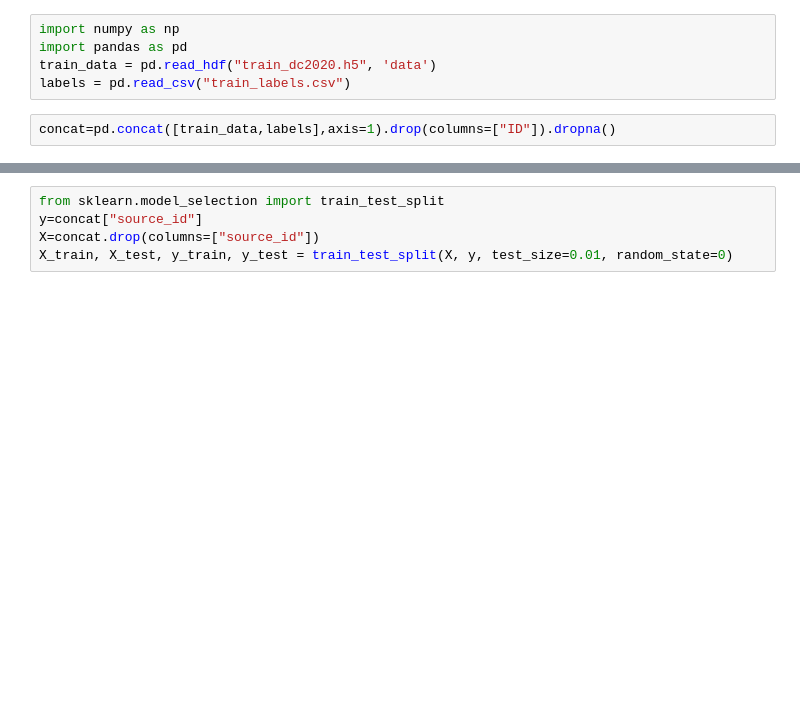
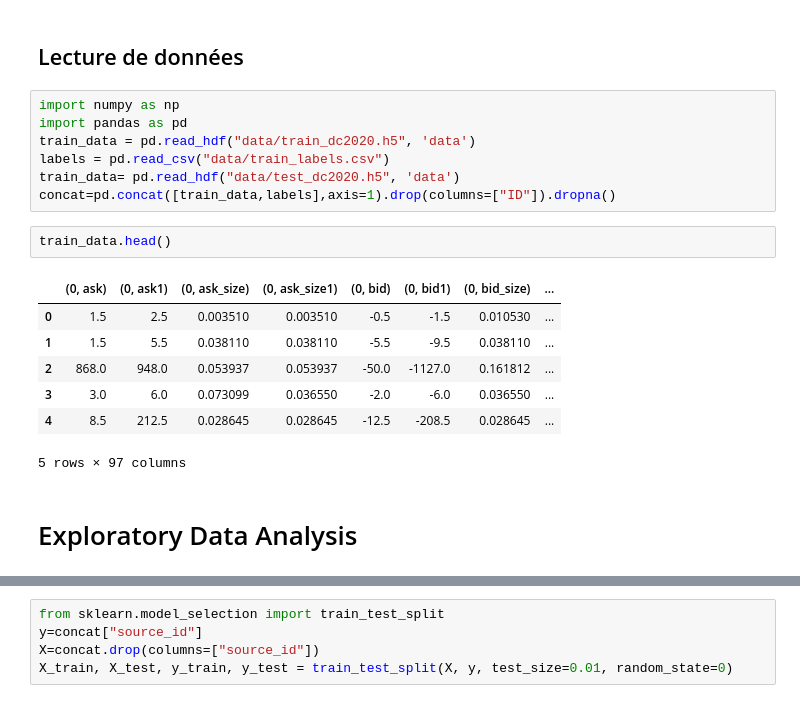
Before and after one commit to tariqmassaoudi/CFM-2020-EMINES, a Jupyter notebook: CFM analysis.ipynb, the cells around one changed output, grey strips where cells are left out. Cells and saved outputs as stored; diff of their text form; blank space fills up the shorter version.

```diff
--- a/CFM analysis.ipynb
+++ b/CFM analysis.ipynb
@@ -1,7 +10,21 @@
+# %% [markdown]
+## Lecture de données
 # %%
 import numpy as np
 import pandas as pd
-train_data = pd.read_hdf("train_dc2020.h5", 'data')
-labels = pd.read_csv("train_labels.csv")
+train_data = pd.read_hdf("data/train_dc2020.h5", 'data')
+labels = pd.read_csv("data/train_labels.csv")
+train_data= pd.read_hdf("data/test_dc2020.h5", 'data')
+concat=pd.concat([train_data,labels],axis=1).drop(columns=["ID"]).dropna()
-# %%
-concat=pd.concat([train_data,labels],axis=1).drop(columns=["ID"]).dropna()
+# %%
+train_data.head()
+# %% [output]
+|  | (0, ask) | (0, ask1) | (0, ask_size) | (0, ask_size1) | (0, bid) | (0, bid1) | (0, bid_size) | ... |
+| 0 | 1.5 | 2.5 | 0.003510 | 0.003510 | -0.5 | -1.5 | 0.010530 | ... |
+| 1 | 1.5 | 5.5 | 0.038110 | 0.038110 | -5.5 | -9.5 | 0.038110 | ... |
+| 2 | 868.0 | 948.0 | 0.053937 | 0.053937 | -50.0 | -1127.0 | 0.161812 | ... |
+| 3 | 3.0 | 6.0 | 0.073099 | 0.036550 | -2.0 | -6.0 | 0.036550 | ... |
+| 4 | 8.5 | 212.5 | 0.028645 | 0.028645 | -12.5 | -208.5 | 0.028645 | ... |
+5 rows × 97 columns
+# %% [markdown]
+# Exploratory Data Analysis
```
Also changed, not shown: parts of 16 cells of this notebook.
